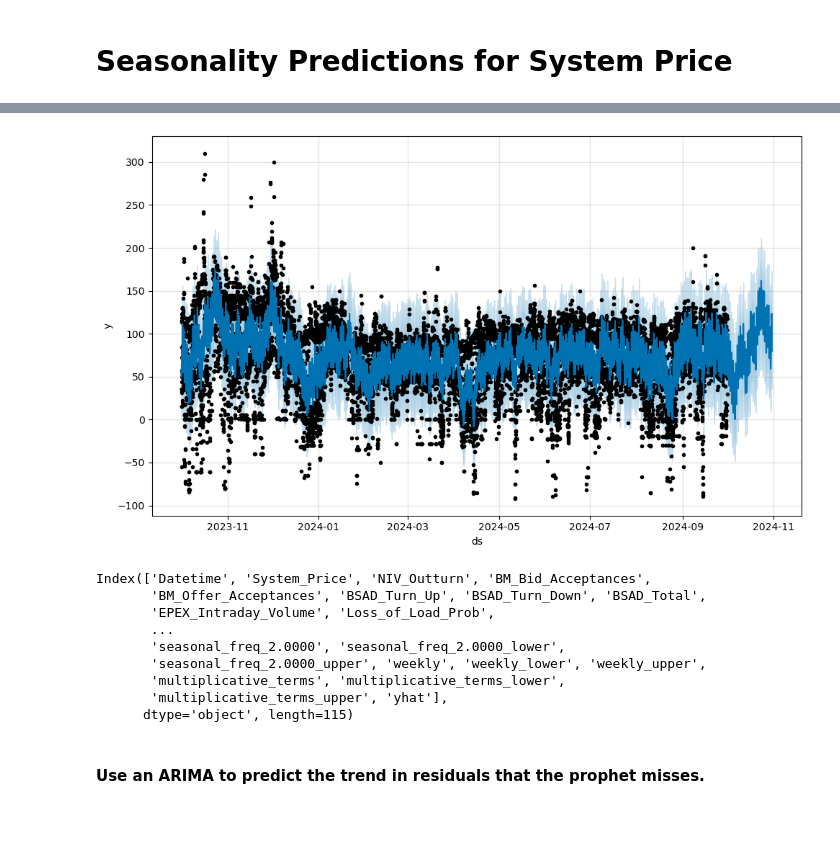
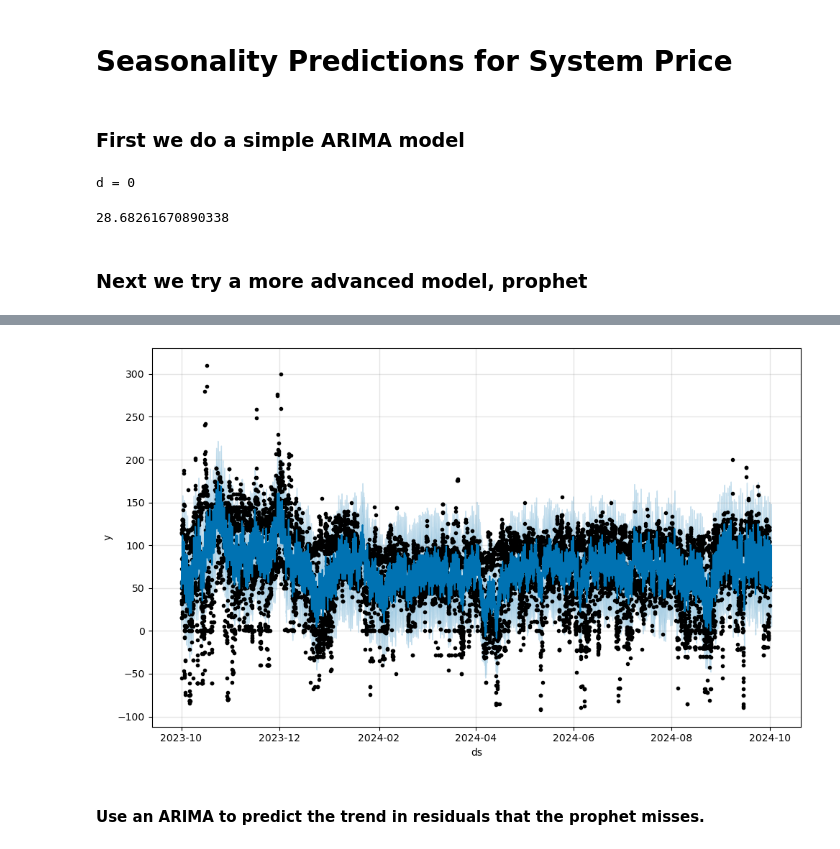
Before and after one commit to RubenAAA/datathon_yottabyte, a Jupyter notebook: basic_model.ipynb, the cells around one changed output, grey strips where cells are left out. Cells and saved outputs as stored; diff of their text form; code cells hidden in the pictures; blank space fills up the shorter version.

Commit message:
fixed eda, advanced model
corrected the filling of NIV and related BM things, added some EDA stuff, continued the model by experimenting with iterative XGBoost

```diff
--- a/basic_model.ipynb
+++ b/basic_model.ipynb
@@ -61,7 +71,7 @@ def prophet_predictions(df, variable, freq_amp):
     model_F.fit(prophet_balancing_df)
 
     # Make future dataframe for predictions, 48 * 30 because we need to predict a month
-    future = model_F.make_future_dataframe(periods=48 * 30, freq='30T')
+    future = model_F.make_future_dataframe(periods=48, freq='30T')
 
     forecast = model_F.predict(future)
 
@@ -106,5 +197,18 @@ def xgboo(df, variable):
 # %% [markdown]
 # Seasonality Predictions for System Price
+# %% [markdown]
+### First we do a simple ARIMA model
+# %%
+arima_preds = t_arima(merged_df_2024["System_Price"], 1, 1)
+
+# Score the model
+
+calculate_rmse(merged_df_2024["System_Price"], arima_preds.dropna())
+# %% [output]
+d = 0
+28.68261670890338
+# %% [markdown]
+### Next we try a more advanced model, prophet
 # %%
 preds_SP = prophet_predictions(merged_df_2024, "System_Price", calculate_fft(merged_df_2024, 'System_Price', 0.03))
 # Merging the predictions of prophet to merged df
@@ -113,7 +217,6 @@ preds_SP = preds_SP.set_index('ds')
 preds_SP.index = pd.to_datetime(preds_SP.index)
 merged_df_2024.index = pd.to_datetime(merged_df_2024.index)
 
-merged_df_SP = merged_df_2024.join(preds_SP)
+merged_df_SP = merged_df_2024.join(preds_SP, how='outer')
 merged_df_SP.reset_index(inplace=True)
-merged_df_SP.columns
 # %% [output]
@@ -122,13 +225,4 @@ merged_df_SP.columns
-[figure, old version]
+[figure, new version]
-Index(['Datetime', 'System_Price', 'NIV_Outturn', 'BM_Bid_Acceptances',
-       'BM_Offer_Acceptances', 'BSAD_Turn_Up', 'BSAD_Turn_Down', 'BSAD_Total',
-       'EPEX_Intraday_Volume', 'Loss_of_Load_Prob',
-       ...
-       'seasonal_freq_2.0000', 'seasonal_freq_2.0000_lower',
-       'seasonal_freq_2.0000_upper', 'weekly', 'weekly_lower', 'weekly_upper',
-       'multiplicative_terms', 'multiplicative_terms_lower',
-       'multiplicative_terms_upper', 'yhat'],
-      dtype='object', length=115)
 # %% [markdown]
 #### Use an ARIMA to predict the trend in residuals that the prophet misses.
 # %%
```
Also changed, not shown: parts of 23 cells of this notebook.
